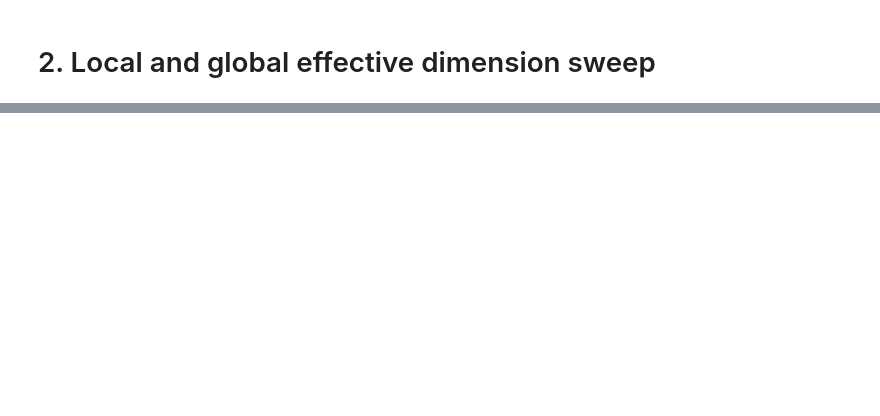
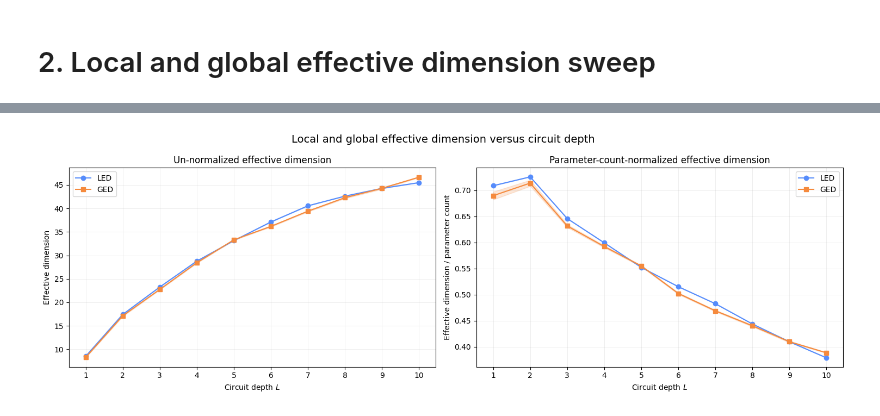
Before and after one commit to AdrianPanasiewicz/Effective_dimension_tds, a Jupyter notebook: tds_experiment.ipynb, the cells around one changed output, grey strips where cells are left out. Cells and saved outputs as stored; diff of their text form; code cells hidden in the pictures; blank space fills up the shorter version.

```diff
--- a/tds_experiment.ipynb
+++ b/tds_experiment.ipynb
@@ -211,7 +213,7 @@ def trained_model_factory(depth):
         n_layers=depth,
         n_qubits=n_qubits,
         quantum_device=qml.device(
-            "lightning.qubit",
+            "default.qubit",
             wires=n_qubits,
         ),
         interface=model_config["interface"],
@@ -221,7 +223,6 @@ def trained_model_factory(depth):
     )
 
     load_trained_prefix(depth_net, net)
-    depth_net.eval()
 
     return depth_net
 # %%
@@ -246,7 +247,7 @@ led_result = sweep_led_by_depth(
     depths=depths,
     theoretical_dataset_size=1_000,
     n_theta=100,
-    epsilon=2,
+    epsilon=0.1,
     repetitions=5,
     normalize=True,
     seed=0,
@@ -278,9 +286,17 @@ plot_ged_depth_sweep(
 # %%
 figure, axes = plot_effective_dimension_depth_sweep(
     led_result=led_result,
     ged_result=ged_result,
     model_factory=model_factory,
-    output_path="results/effective_dimension_depth_sweep.png",
+    output_path="results/effective_dimension_depth_sweep.pdf",
+)
+
+figure.savefig(
+    "results/effective_dimension_depth_sweep.pdf",
+    dpi=300,
+    bbox_inches="tight",
 )
 
 plt.show()
+# %% [output]
+[figure, added]
```
Also changed, not shown: parts of 7 cells of this notebook, 5 other files.
